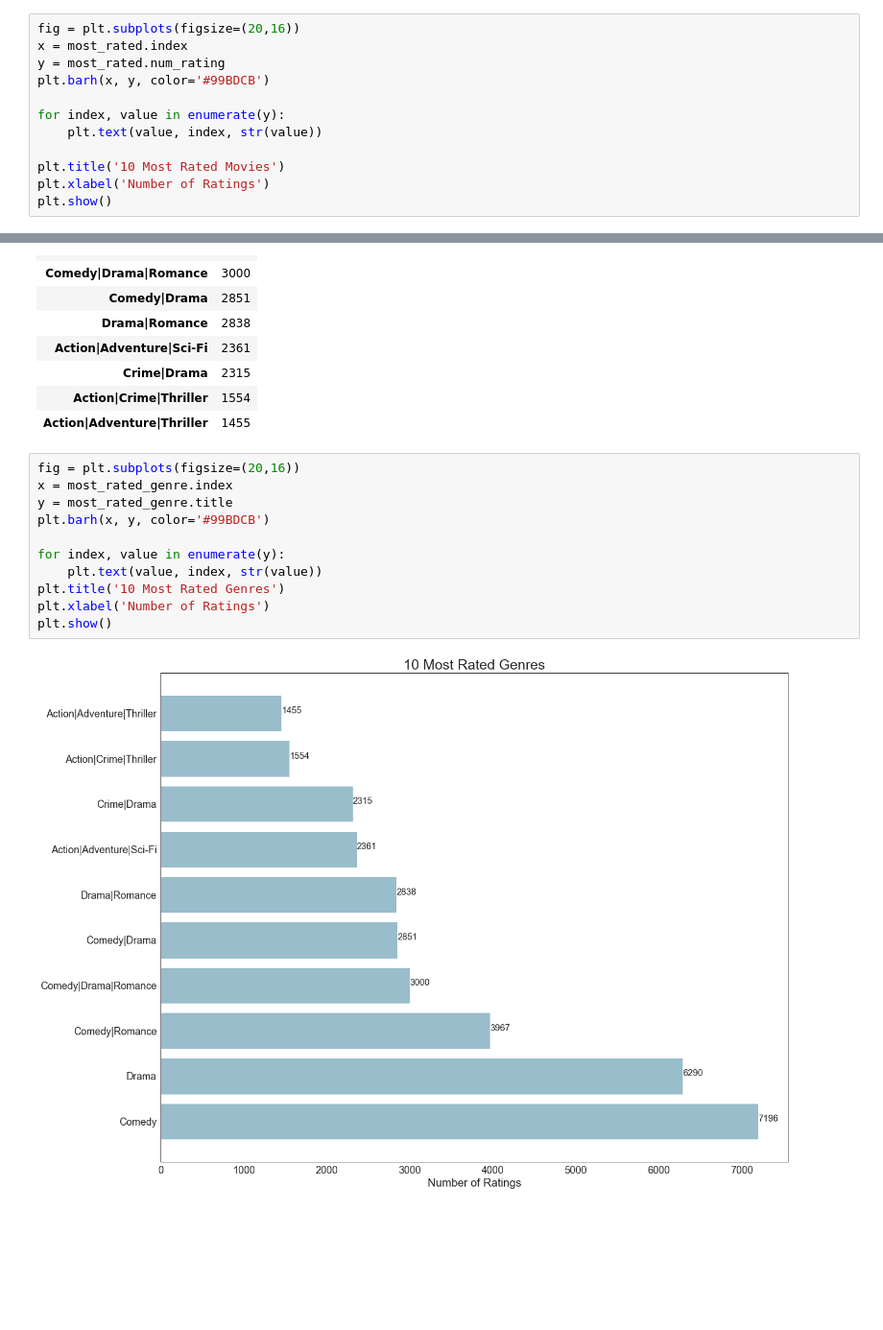
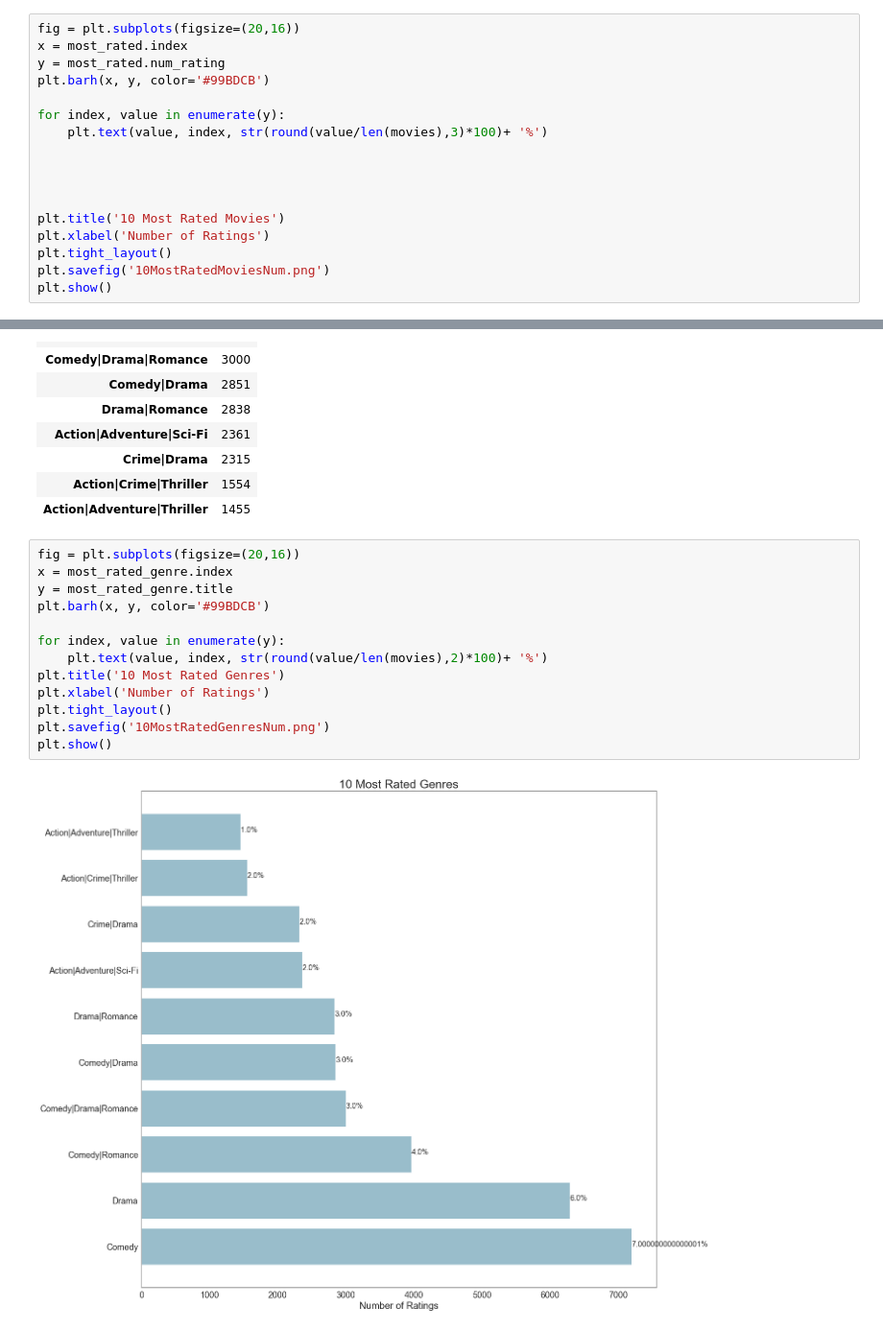
Before and after one commit to lecritch/Rate-5-Get-5-Movie-Recommendation-System, a Jupyter notebook: notebooks/exploratory/dcm_explore/02_dcm_eda_viz.ipynb, the cells around one changed output, grey strips where cells are left out. Shown: that part at 96% size. Saved outputs shown, nothing was run; the diff lists cells and outputs as text; blank space fills up the shorter version.

```diff
--- a/notebooks/exploratory/dcm_explore/02_dcm_eda_viz.ipynb
+++ b/notebooks/exploratory/dcm_explore/02_dcm_eda_viz.ipynb
@@ -124,9 +138,14 @@ y = most_rated.num_rating
 plt.barh(x, y, color='#99BDCB')
 
 for index, value in enumerate(y):
-    plt.text(value, index, str(value))
+    plt.text(value, index, str(round(value/len(movies),3)*100)+ '%')
+
+
+
 
 plt.title('10 Most Rated Movies')
 plt.xlabel('Number of Ratings')
+plt.tight_layout()
+plt.savefig('10MostRatedMoviesNum.png')
 plt.show()
 # %% [output]
@@ -188,13 +209,15 @@ most_rated_genre
 # %%
 fig = plt.subplots(figsize=(20,16))
 x = most_rated_genre.index
 y = most_rated_genre.title
 plt.barh(x, y, color='#99BDCB')
 
 for index, value in enumerate(y):
-    plt.text(value, index, str(value))
+    plt.text(value, index, str(round(value/len(movies),2)*100)+ '%')
 plt.title('10 Most Rated Genres')
 plt.xlabel('Number of Ratings')
+plt.tight_layout()
+plt.savefig('10MostRatedGenresNum.png')
 plt.show()
 # %% [output]
-[figure, old version]
+[figure, new version]
```
Also changed, not shown: parts of 13 cells of this notebook, 11 other files.
